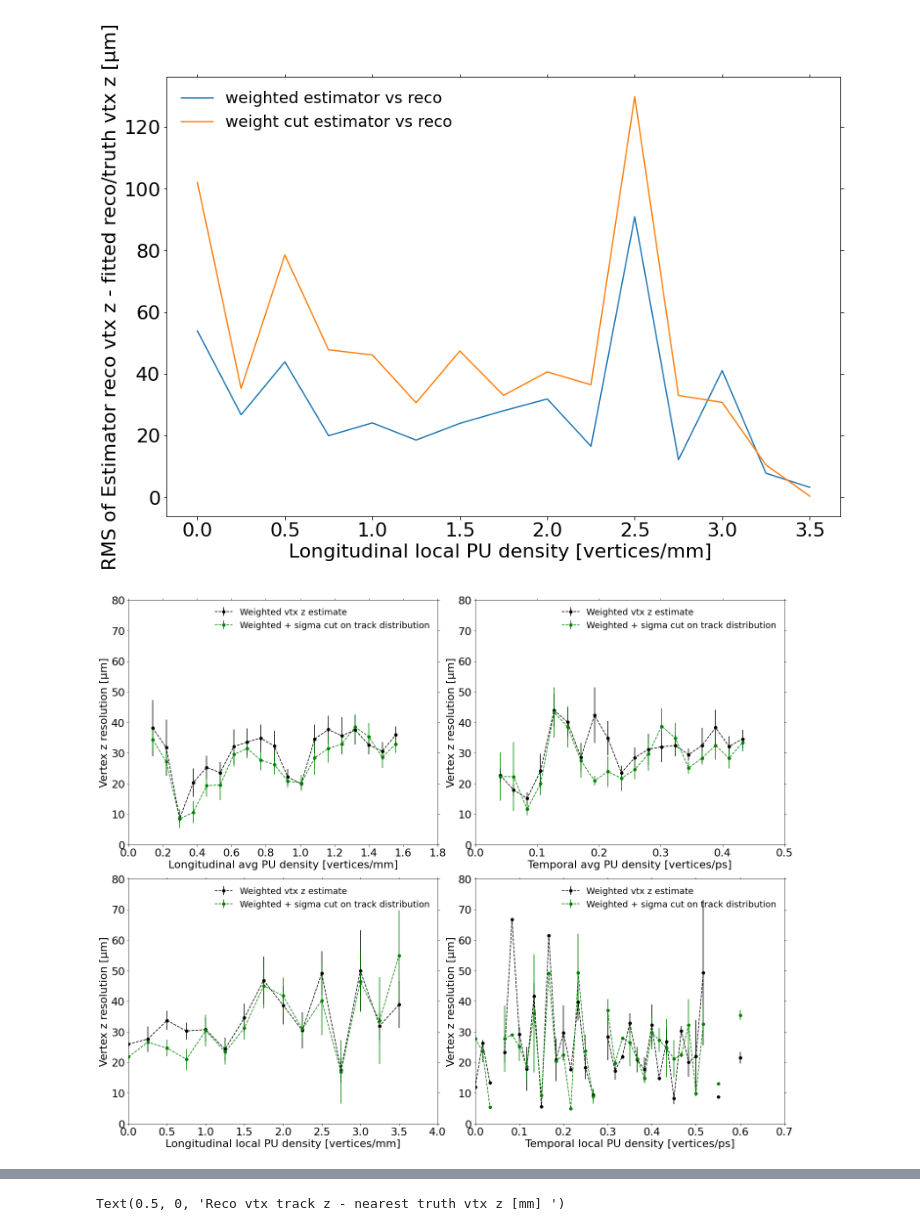
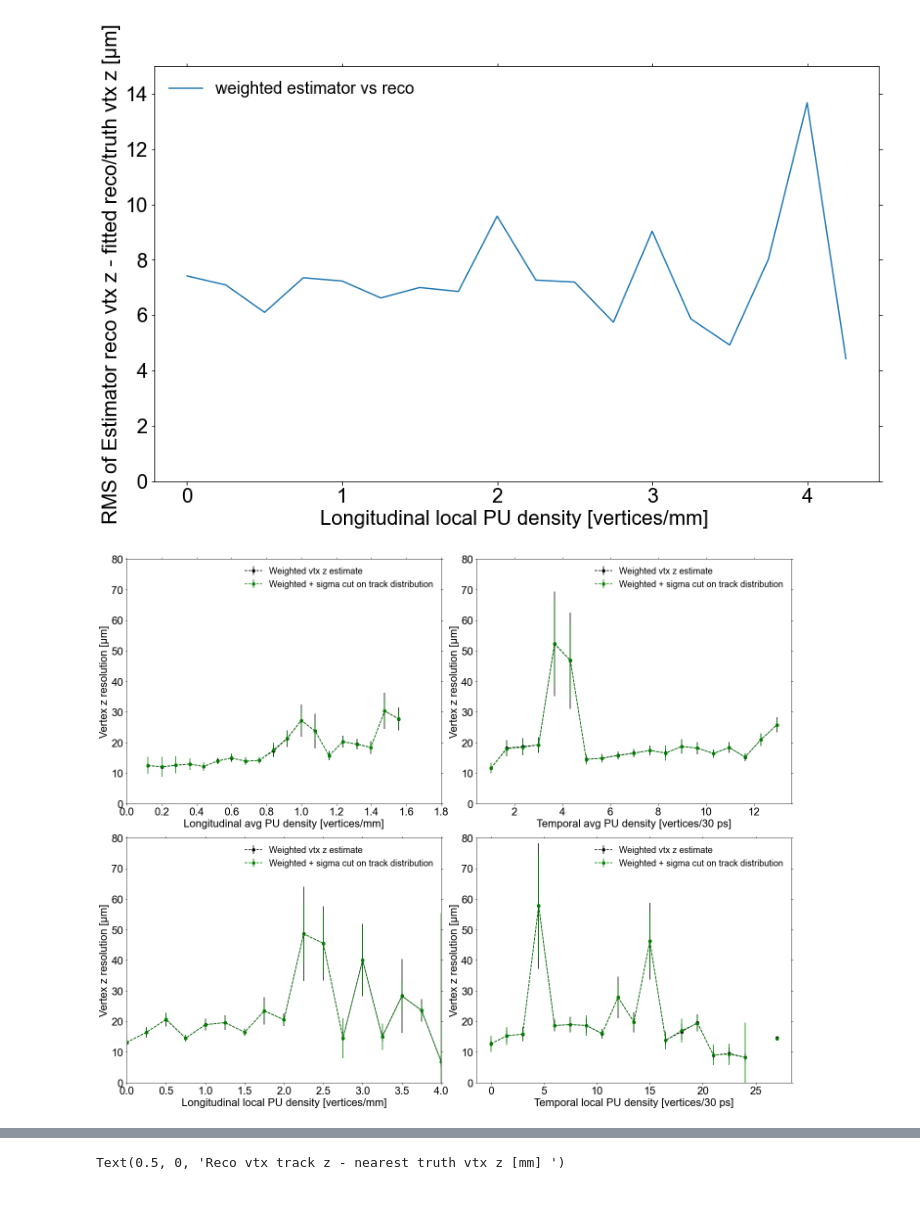
Before and after one commit to ttlindkvist/4DTracking, a Jupyter notebook: pileup_z.ipynb, the cells around one changed output, grey strips where cells are left out. Saved outputs shown, nothing was run; the diff lists cells and outputs as text; code cells hidden in the pictures; blank space fills up the shorter version.

```diff
--- a/pileup_z.ipynb
+++ b/pileup_z.ipynb
@@ -26,7 +26,7 @@ def computeAvgPUDensity(all_events_vertex_xs, mu=200, sigma_x=50):
     return avgPUdensity
 # %%
 # files = ['ntuples_condor/OutDir_{}/hist-Rel21sample.root'.format(i) for i in range(1, 10)]
-files = ['../ntuples/ttbar/hist-Rel21sample.root']
+files = ['../ntuples/ttbar/OutDir_{}/hist-Rel21sample.root'.format(i) for i in range(3, 12)]
 track_t = np.array([], dtype='object')
 track_z0 = np.array([], dtype='object')
 track_z0_var = np.array([], dtype='object')
@@ -214,43 +224,31 @@ weight_cut_vs_truth_delta_z = []
 
 for event_idxs in events_in_zLPU_bins:
     bin_weighted_vs_fit_delta_z = []
-    bin_weight_cut_vs_fit_delta_z = []
     bin_weighted_vs_truth_delta_z = []
-    bin_weight_cut_vs_truth_delta_z = []
 
     for idx in event_idxs:
         idx = idx[0]
-        reco_idx = 0
-        weighted_reco_z = np.average(track_z0[idx][reco_vertex_track_idxs[idx][reco_idx]], weights=np.array(reco_vertex_track_weights[idx][reco_idx]))
-
-        bin_weighted_vs_fit_delta_z.append(weighted_reco_z - reco_vertex_z[idx][reco_idx])
-        weight_cut_idx = np.array(reco_vertex_track_weights[idx][reco_idx]) > 0.9
-        weight_cut_reco_z = np.average(track_z0[idx][reco_vertex_track_idxs[idx][reco_idx]][weight_cut_idx], weights=np.array(reco_vertex_track_weights[idx][reco_idx][weight_cut_idx]))
-        bin_weight_cut_vs_fit_delta_z.append(weight_cut_reco_z - reco_vertex_z[idx][reco_idx])
 
         reco_idx = truthHS_to_reco_link_idx[idx]
-        weighted_reco_z = np.average(track_z0[idx][reco_vertex_track_idxs[idx][reco_idx]], weights=np.array(reco_vertex_track_weights[idx][reco_idx]))
+        track_weights = 1/track_z0_var[idx][reco_vertex_track_idxs[idx][reco_idx]]
+
+        weighted_reco_z = np.average(track_z0[idx][reco_vertex_track_idxs[idx][reco_idx]], weights=track_weights*np.array(reco_vertex_track_weights[idx][reco_idx]))
         bin_weighted_vs_truth_delta_z.append(weighted_reco_z - truth_vertex_z[idx][0])
-        weight_cut_idx = np.array(reco_vertex_track_weights[idx][reco_idx]) > 0.9
-        weight_cut_reco_z = np.average(track_z0[idx][reco_vertex_track_idxs[idx][reco_idx]][weight_cut_idx], weights=np.array(reco_vertex_track_weights[idx][reco_idx][weight_cut_idx]))
-        bin_weight_cut_vs_truth_delta_z.append(weight_cut_reco_z - truth_vertex_z[idx][0])
+        bin_weighted_vs_fit_delta_z.append(weighted_reco_z - reco_vertex_z[idx][reco_idx])
 
 
     weighted_vs_fit_delta_z.append(bin_weighted_vs_fit_delta_z)
-    weight_cut_vs_fit_delta_z.append(bin_weight_cut_vs_fit_delta_z)
     weighted_vs_truth_delta_z.append(bin_weighted_vs_truth_delta_z)
-    weight_cut_vs_truth_delta_z.append(bin_weight_cut_vs_truth_delta_z)
 ## 1/sigma^2
 # %%
-plt.plot(zLPU_truth_bin_edges, 1e3*np.array([np.std(delta_z) for delta_z in weighted_vs_fit_delta_z]), label='weighted estimator vs reco')
-plt.plot(zLPU_truth_bin_edges, 1e3*np.array([np.std(delta_z) for delta_z in weight_cut_vs_fit_delta_z]), label='weight cut estimator vs reco')
-# plt.plot(truth_bin_edges, 1e3*np.array([np.std(delta_z) for delta_z in weighted_vs_truth_delta_z]), label='weighted estimator vs truth')
-# plt.plot(truth_bin_edges, 1e3*np.array([np.std(delta_z) for delta_z in weight_cut_vs_truth_delta_z]), label='weight cut estimator vs truth')
+plt.plot(zLPU_truth_bin_edges, 1e3*np.array([np.std(delta_z, ddof=1) for delta_z in weighted_vs_fit_delta_z]), label='weighted estimator vs reco')
+# plt.plot(zLPU_truth_bin_edges, 1e3*np.array([np.std(delta_z, ddof=1) for delta_z in weighted_vs_truth_delta_z]), label='weighted estimator vs truth')
 
+plt.ylim(0, 15)
 plt.xlabel('Longitudinal local PU density [vertices/mm] ')
 plt.ylabel('RMS of Estimator reco vtx z - fitted reco/truth vtx z [µm]')
 plt.legend(frameon=False, loc='upper left')
 plt.tight_layout()
 # %% [output]
-[figure, old version]
+[figure, new version]
 # %%
@@ -535,10 +536,10 @@ ax2.errorbar(tAPU_truth_bin_edges[1:]-np.diff(tAPU_truth_bin_edges)/2, 1e3*np.ar
 
 # ax2.plot(tAPU_truth_bin_edges[1:]-np.diff(tAPU_truth_bin_edges)/2, 1e3*np.array(link_tAPU_vtx_z_info['vtx_sigma_cut_weighted_z_res']), 'bo--', label='Weighted + sigma cut on vtx distribution')
 
-ax2.set_xlim(0, 0.5)
+# ax2.set_xlim(0, 0.5)
 ax2.set_ylim(0, 80)
 
-ax2.set_xlabel('Temporal avg PU density [vertices/ps]')
+ax2.set_xlabel('Temporal avg PU density [vertices/30 ps]')
 ax2.set_ylabel('Vertex z resolution [µm]')
 ax2.legend(frameon=False)
 
@@ -561,16 +562,16 @@ ax4.errorbar(tLPU_truth_bin_edges, 1e3*np.array(link_tLPU_vtx_z_info['vtx_weight
 ax4.errorbar(tLPU_truth_bin_edges, 1e3*np.array(link_tLPU_vtx_z_info['vtx_weighted_z_res_tracks_sigma_cut']), \
                 1e3*np.array(link_tLPU_vtx_z_info['vtx_weighted_z_res_std_tracks_sigma_cut']), fmt='go--', label='Weighted + sigma cut on track distribution')
 
-ax4.set_xlim(0, 0.7)
+# ax4.set_xlim(0, 0.7)
 ax4.set_ylim(0, 80)
 
-ax4.set_xlabel('Temporal local PU density [vertices/ps]')
+ax4.set_xlabel('Temporal local PU density [vertices/30 ps]')
 ax4.set_ylabel('Vertex z resolution [µm]')
 ax4.legend(frameon=False)
 
 fig.tight_layout()
 # %% [output]
-[figure, old version]
+[figure, new version]
 # %%
 # TODO: compute the distance between truth HS and closest vtx - bin and plot resolutions vs this
 # %%
```
Also changed, not shown: parts of 9 cells of this notebook, 1 other file.
